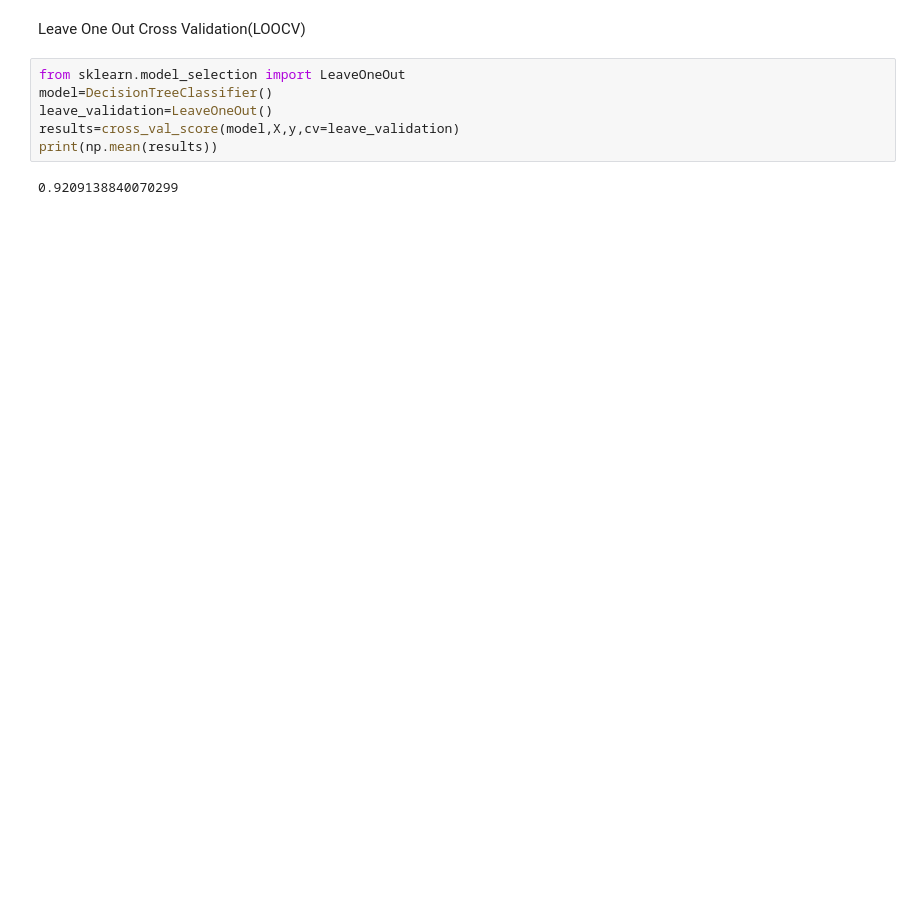
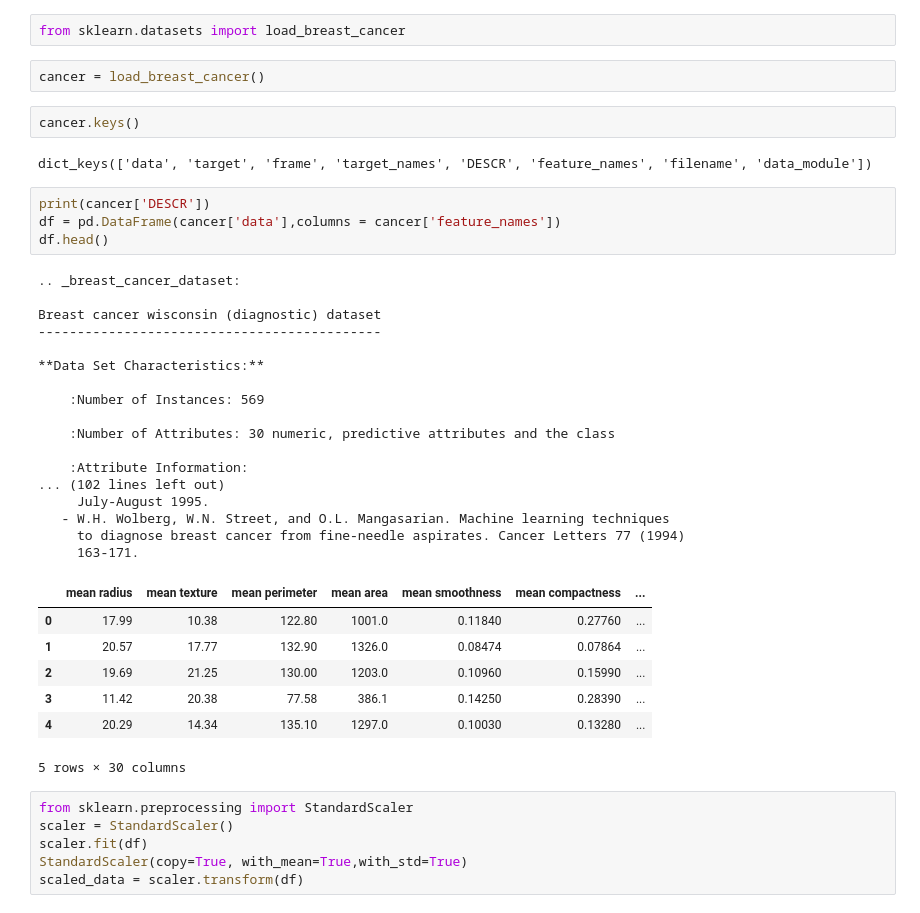
Before and after one commit to varshagowda1/college, a Jupyter notebook: Untitled28.ipynb, the cells around one changed output. Drawn from its saved outputs; the diff is of its cells as text; blank space fills up the shorter version.

```diff
--- a/Untitled28.ipynb
+++ b/Untitled28.ipynb
@@ -50,10 +9,43 @@ print(np.mean(results))
-# %% [markdown]
-Leave One Out Cross Validation(LOOCV)
-# %%
-from sklearn.model_selection import LeaveOneOut
-model=DecisionTreeClassifier()
-leave_validation=LeaveOneOut()
-results=cross_val_score(model,X,y,cv=leave_validation)
-print(np.mean(results))
-# %% [output]
-0.9209138840070299
+# %%
+from sklearn.datasets import load_breast_cancer
+# %%
+cancer = load_breast_cancer()
+# %%
+cancer.keys()
+# %% [output]
+dict_keys(['data', 'target', 'frame', 'target_names', 'DESCR', 'feature_names', 'filename', 'data_module'])
+# %%
+print(cancer['DESCR'])
+df = pd.DataFrame(cancer['data'],columns = cancer['feature_names'])
+df.head()
+# %% [output]
+.. _breast_cancer_dataset:
+
+Breast cancer wisconsin (diagnostic) dataset
+--------------------------------------------
+
+**Data Set Characteristics:**
+
+    :Number of Instances: 569
+
+    :Number of Attributes: 30 numeric, predictive attributes and the class
+
+    :Attribute Information:
+... (102 lines left out)
+     July-August 1995.
+   - W.H. Wolberg, W.N. Street, and O.L. Mangasarian. Machine learning techniques
+     to diagnose breast cancer from fine-needle aspirates. Cancer Letters 77 (1994)
+     163-171.
+|  | mean radius | mean texture | mean perimeter | mean area | mean smoothness | mean compactness | ... |
+| 0 | 17.99 | 10.38 | 122.80 | 1001.0 | 0.11840 | 0.27760 | ... |
+| 1 | 20.57 | 17.77 | 132.90 | 1326.0 | 0.08474 | 0.07864 | ... |
+| 2 | 19.69 | 21.25 | 130.00 | 1203.0 | 0.10960 | 0.15990 | ... |
+| 3 | 11.42 | 20.38 | 77.58 | 386.1 | 0.14250 | 0.28390 | ... |
+| 4 | 20.29 | 14.34 | 135.10 | 1297.0 | 0.10030 | 0.13280 | ... |
+5 rows × 30 columns
+# %%
+from sklearn.preprocessing import StandardScaler
+scaler = StandardScaler()
+scaler.fit(df)
+StandardScaler(copy=True, with_mean=True,with_std=True)
+scaled_data = scaler.transform(df)
```
Also changed, not shown: parts of 9 cells of this notebook.
